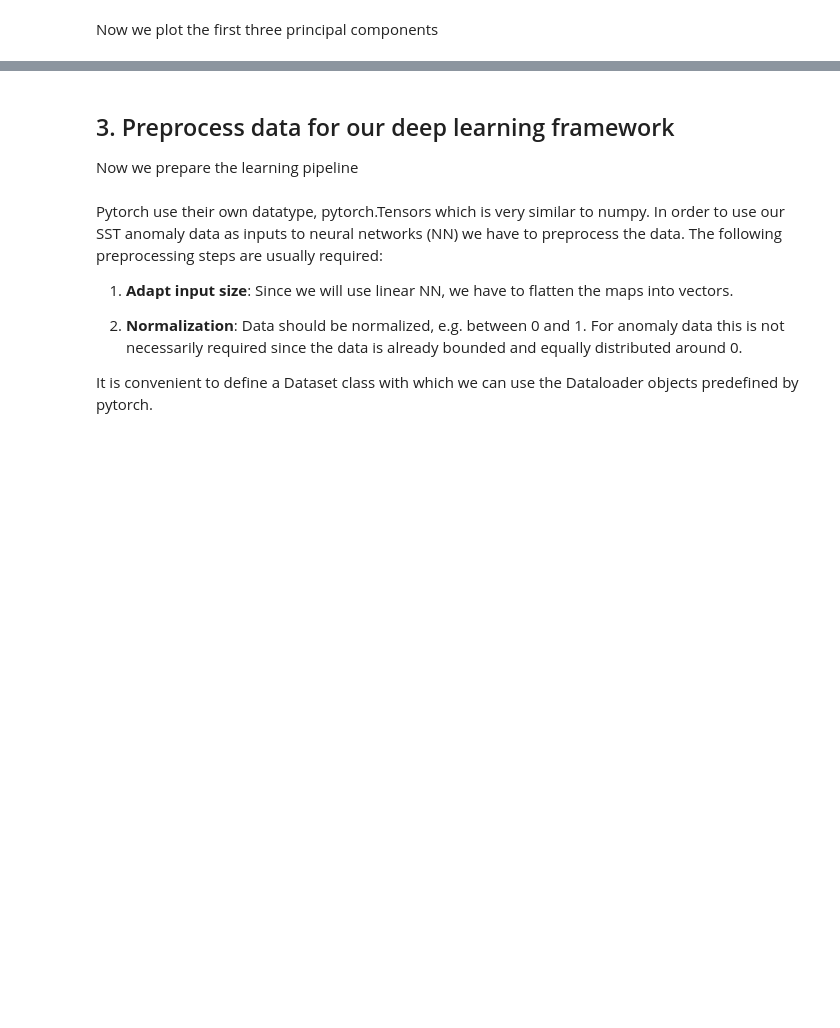
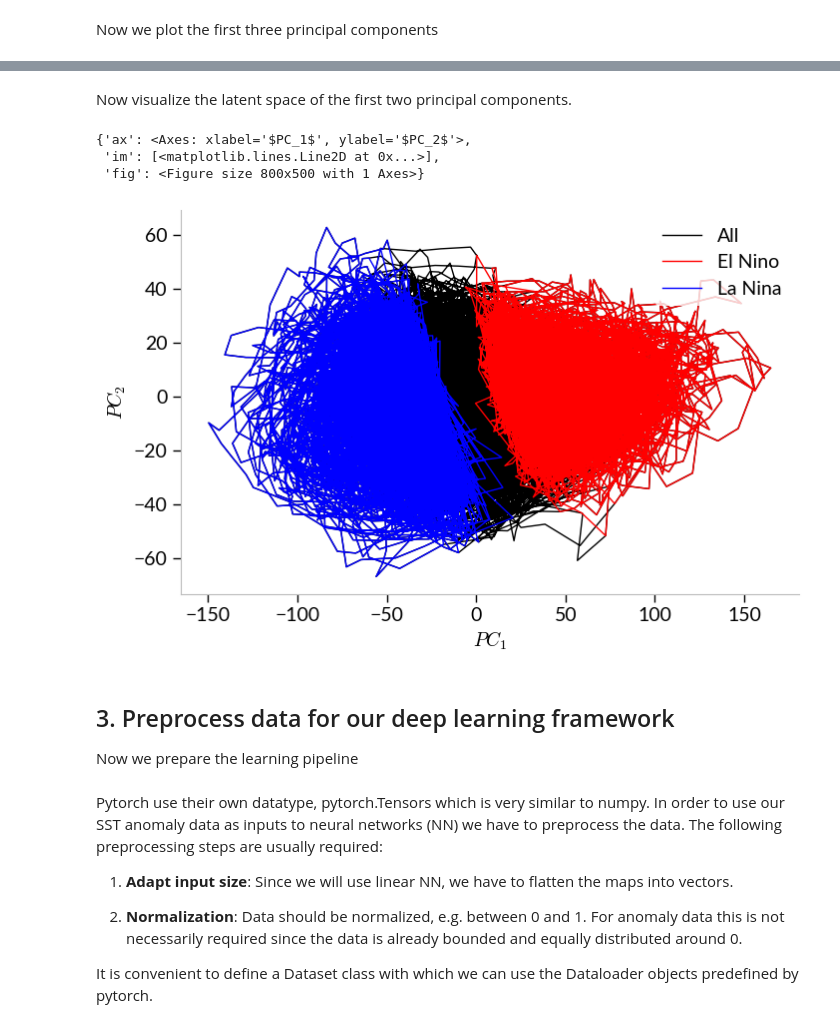
Before and after one commit to fstrnad/lectures, a Jupyter notebook: time_series_lecture/tutorial_vae_ssta.ipynb, the cells around one changed output, grey strips where cells are left out. Drawn from its saved outputs; the diff is of its cells as text; code cells hidden in the pictures; blank space fills up the shorter version.

```diff
--- a/time_series_lecture/tutorial_vae_ssta.ipynb
+++ b/time_series_lecture/tutorial_vae_ssta.ipynb
@@ -230,3 +254,34 @@ for i in range(3):
+# %% [markdown]
+Now visualize the latent space of the first two principal components.
+# %%
+nino34_data = get_nino34(dataset.dataarray)
+
+# get all encodings for El Nino conditions
+nino_idx = np.where(nino34_data > 0.5)[0]
+# get all encodings for La Nina conditions
+nina_idx = np.where(nino34_data < -0.5)[0]
+gplt.plot_2d(x_arr=[z[:,0], z[nino_idx,0], z[nina_idx,0]],
+             y_arr=[z[:,1], z[nino_idx,1], z[nina_idx,1]],
+             label_arr=['All', 'El Nino', 'La Nina'],
+             color_arr=['k', 'r', 'b'],
+             mk='o',
+             mk_size=1,
+             ls='',
+             xlabel=r"$PC_1$",
+             ylabel=r"$PC_2$"
+             )
+
+# ax.plot(z[:,0], z[:,1], 'ko', alpha=0.5, label='All')
+# ax.plot(z[idx_pos, 0], z[idx_pos, 1], 'ro', label='Positive phase')
+# ax.plot(z[idx_neg, 0], z[idx_neg, 1], 'bo', label='Negative phase')
+# ax.set_xlabel(r"$PC_1$")
+# ax.set_ylabel(r"$PC_2$")
+# ax.legend()
+# %% [output]
+{'ax': <Axes: xlabel='$PC_1$', ylabel='$PC_2$'>,
+ 'im': [<matplotlib.lines.Line2D at 0x...>],
+ 'fig': <Figure size 800x500 with 1 Axes>}
+[figure, added]
 # %% [markdown]
 ## 3. Preprocess data for our deep learning framework
 
```
Also changed, not shown: parts of 15 cells of this notebook, 1 other file.
